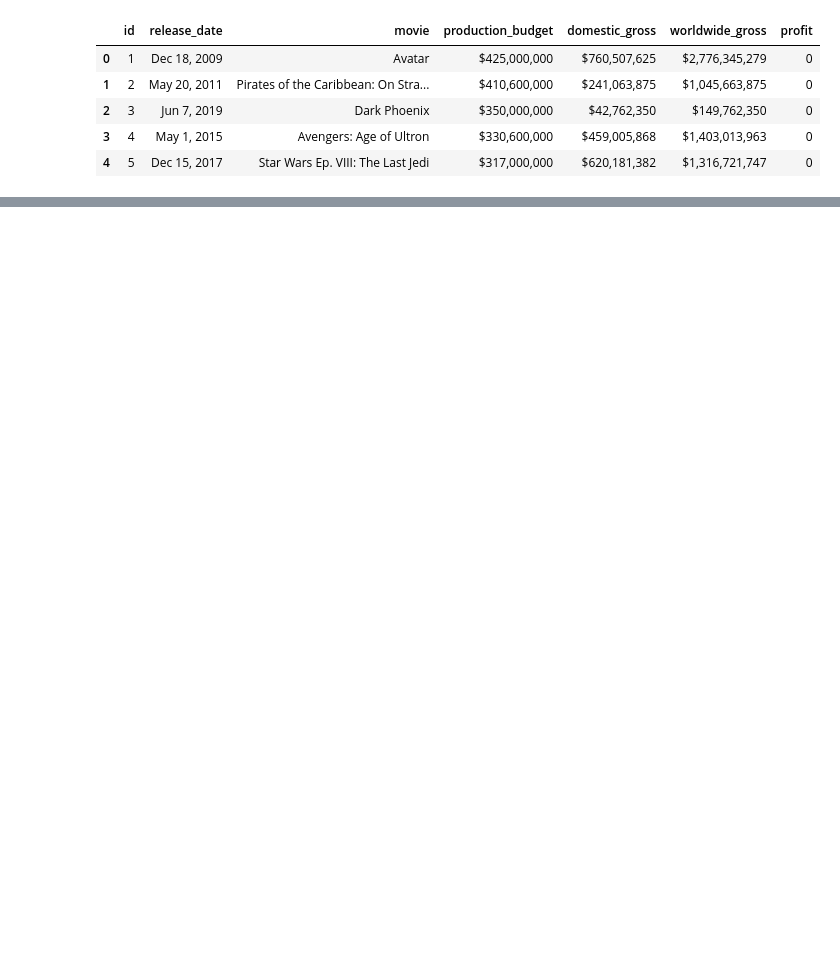
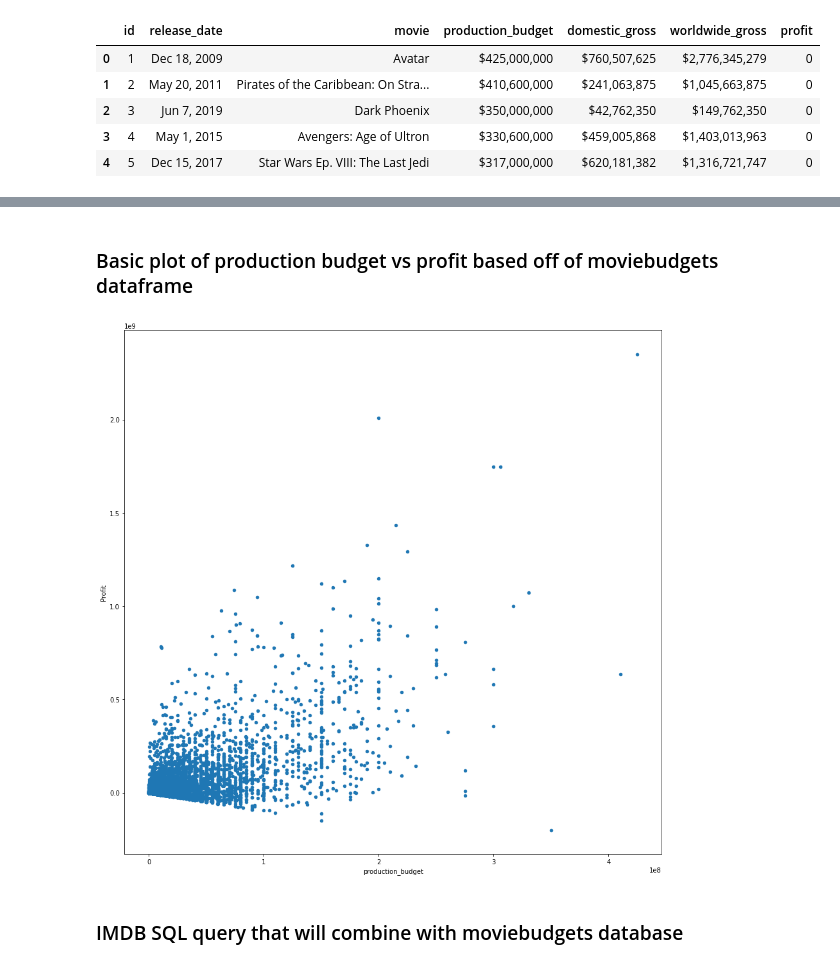
Before and after one commit to myt-hue/Phase2-Movie-Project, a Jupyter notebook: Exploration_Notebook.ipynb, the cells around one changed output, grey strips where cells are left out. Drawn from its saved outputs; the diff is of its cells as text; code cells hidden in the pictures; blank space fills up the shorter version.

```diff
--- a/Exploration_Notebook.ipynb
+++ b/Exploration_Notebook.ipynb
@@ -282,0 +263,8 @@ Importing TMDB movies
+# %%
+moviebudgets = pd.read_csv("zippedData/tn.movie_budgets.csv/tn.movie_budgets.csv")
+#moviebudgets["profit"] = 0
+# Assuming 'worldwide_gross' and 'production_budget' are columns in your DataFrame
+moviebudgets['worldwide_gross'] = moviebudgets['worldwide_gross'].str.replace(',', '', regex=True).str.replace('$', '', regex=True).apply(Decimal)
+moviebudgets['production_budget'] = moviebudgets['production_budget'].str.replace(',', '', regex=True).str.replace('$', '', regex=True).apply(Decimal)
+moviebudgets['Profit'] = moviebudgets['worldwide_gross'] - moviebudgets['production_budget']
+moviebudgets.head()
@@ -282,0 +297,4 @@ Importing TMDB movies
+# %%
+moviebudgets['production_budget'] = moviebudgets['production_budget'].astype(float)
+moviebudgets['Profit'] = moviebudgets['Profit'].astype(float)
+moviebudgets['worldwide_gross'] = moviebudgets['worldwide_gross'].astype(float)
@@ -282,0 +318,11 @@ Importing TMDB movies
+# %% [markdown]
+### Basic plot of production budget vs profit based off of moviebudgets dataframe
+# %%
+moviebudgets.plot.scatter(
+x='production_budget',
+y='Profit',
+figsize=(15,15));
+# %% [output]
+[figure, added]
+# %% [markdown]
+### IMDB SQL query that will combine with moviebudgets database
```
Also changed, not shown: parts of 110 cells of this notebook.
